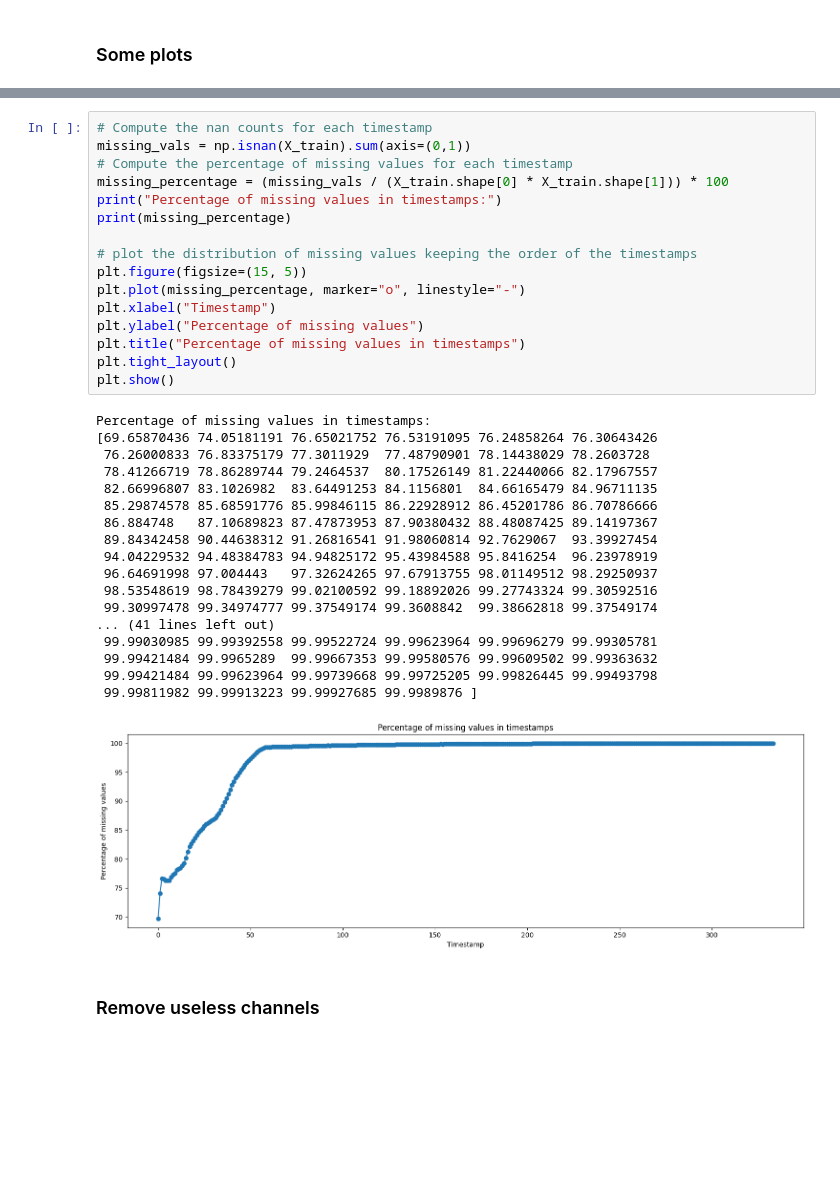
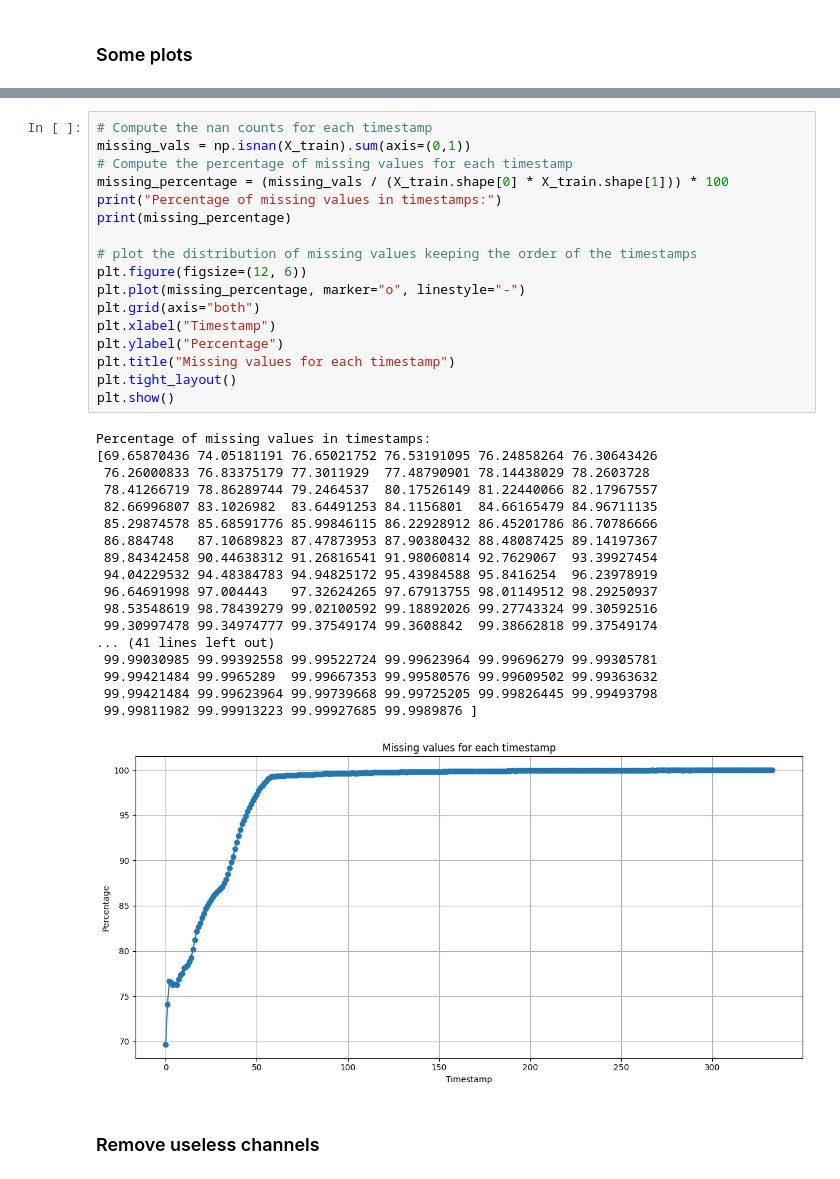
Before and after one commit to icezimmer/pmts, a Jupyter notebook: notebooks/GL_exam.ipynb, the cells around one changed output, grey strips where cells are left out. Drawn from its saved outputs; the diff is of its cells as text; blank space fills up the shorter version.

```diff
--- a/notebooks/GL_exam.ipynb
+++ b/notebooks/GL_exam.ipynb
@@ -273,37 +310,38 @@ Percentage of missing values in chanels:
 # Compute the nan counts for each timestamp
 missing_vals = np.isnan(X_train).sum(axis=(0,1))
 # Compute the percentage of missing values for each timestamp
 missing_percentage = (missing_vals / (X_train.shape[0] * X_train.shape[1])) * 100
 print("Percentage of missing values in timestamps:")
 print(missing_percentage)
 
 # plot the distribution of missing values keeping the order of the timestamps
-plt.figure(figsize=(15, 5))
+plt.figure(figsize=(12, 6))
 plt.plot(missing_percentage, marker="o", linestyle="-")
+plt.grid(axis="both")
 plt.xlabel("Timestamp")
-plt.ylabel("Percentage of missing values")
-plt.title("Percentage of missing values in timestamps")
+plt.ylabel("Percentage")
+plt.title("Missing values for each timestamp")
 plt.tight_layout()
 plt.show()
 # %% [output]
 Percentage of missing values in timestamps:
 [69.65870436 74.05181191 76.65021752 76.53191095 76.24858264 76.30643426
  76.26000833 76.83375179 77.3011929  77.48790901 78.14438029 78.2603728
  78.41266719 78.86289744 79.2464537  80.17526149 81.22440066 82.17967557
  82.66996807 83.1026982  83.64491253 84.1156801  84.66165479 84.96711135
  85.29874578 85.68591776 85.99846115 86.22928912 86.45201786 86.70786666
  86.884748   87.10689823 87.47873953 87.90380432 88.48087425 89.14197367
  89.84342458 90.44638312 91.26816541 91.98060814 92.7629067  93.39927454
  94.04229532 94.48384783 94.94825172 95.43984588 95.8416254  96.23978919
  96.64691998 97.004443   97.32624265 97.67913755 98.01149512 98.29250937
  98.53548619 98.78439279 99.02100592 99.18892026 99.27743324 99.30592516
  99.30997478 99.34974777 99.37549174 99.3608842  99.38662818 99.37549174
 ... (41 lines left out)
  99.99030985 99.99392558 99.99522724 99.99623964 99.99696279 99.99305781
  99.99421484 99.9965289  99.99667353 99.99580576 99.99609502 99.99363632
  99.99421484 99.99623964 99.99739668 99.99725205 99.99826445 99.99493798
  99.99811982 99.99913223 99.99927685 99.9989876 ]
-[figure, old version]
+[figure, new version]
 # %% [markdown]
 ### Remove useless channels
 # %%
```
Also changed, not shown: parts of 35 cells of this notebook, 4 other files.
